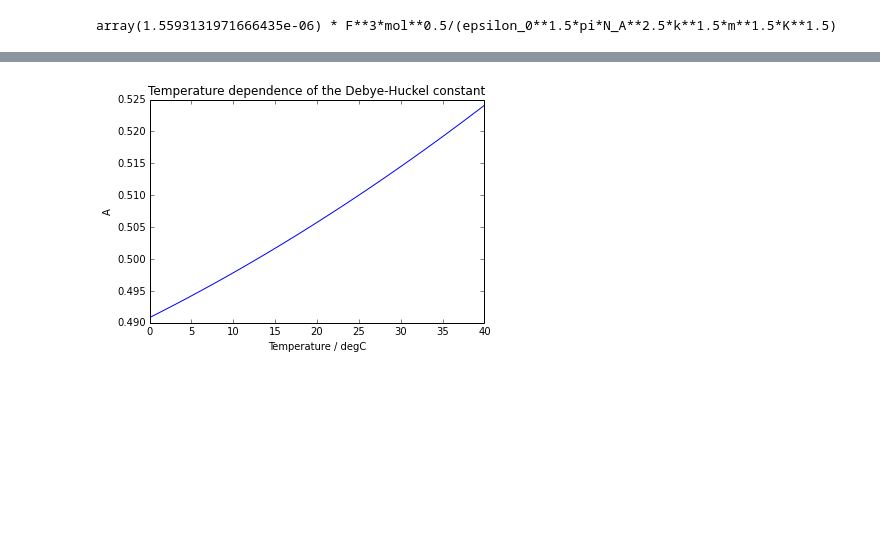
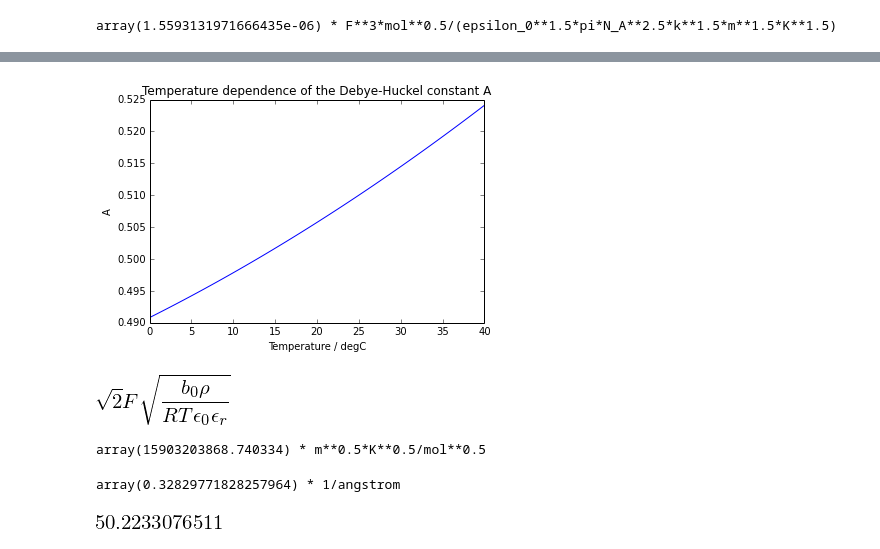
Before and after one commit to cagus/stopped_flow, a Jupyter notebook: misc/debye_huckel.ipynb, the cells around one changed output, grey strips where cells are left out. Saved outputs shown, nothing was run; the diff lists cells and outputs as text; code cells hidden in the pictures; blank space fills up the shorter version.

```diff
--- a/misc/debye_huckel.ipynb
+++ b/misc/debye_huckel.ipynb
@@ -194,13 +194,13 @@ array(0.5090092388356805) * dimensionless
 # %%
 import matplotlib.pyplot as plt
 %matplotlib inline
 import numpy as np
 C_plot = np.linspace(0, 40)
 plt.plot(C_plot, np.array([
     debye_huckel_A(eps_water(T), T*pq.K, rho_water(T)*pq.kg/pq.metre**3,
                    1*pq.mole/pq.kg).simplified for T in 273.15+C_plot])/log(10))
 plt.xlabel('Temperature / degC')
 plt.ylabel('A')
-_ = plt.title('Temperature dependence of the Debye-Huckel constant')
+_ = plt.title('Temperature dependence of the Debye-Huckel constant A')
 # %% [output]
-[figure, old version]
+[figure, new version]
@@ -206,0 +233,19 @@ _ = plt.title('Temperature dependence of the Debye-Huckel constant')
+# %%
+consts.molar_gas_constant = Symbol('R')
+debye_huckel_B(*symbols('epsilon_r T rho b0'), constants=consts, one=S(1))
+# %% [output]
+[figure, added]
+# %%
+debye_huckel_B(1, 1, 1, 1, constants=pq.constants).simplified
+# %% [output]
+array(15903203868.740334) * m**0.5*K**0.5/mol**0.5
+# %%
+T = 297 # 24 deg C
+res = debye_huckel_B(eps_water(T), T*pq.K, rho_water(T)*pq.kg/pq.metre**3, 1*pq.mol/pq.kg)
+res.rescale(1/pq.angstrom)
+# %% [output]
+array(0.32829771828257964) * 1/angstrom
+# %%
+float(res.rescale(1/pq.angstrom))*T**0.5*eps_water(T)**0.5
+# %% [output]
+[figure, added]
```
Also changed, not shown: parts of 6 cells of this notebook, 2 other files.
